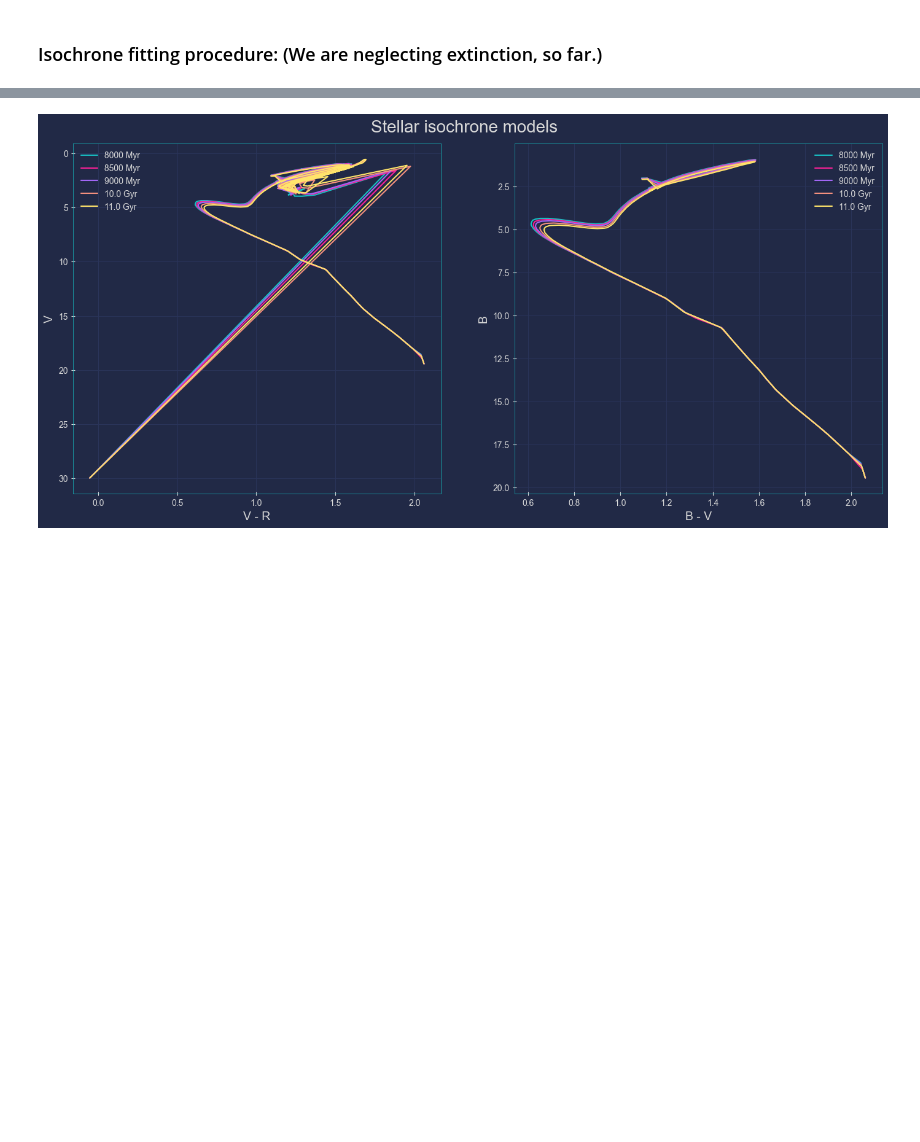
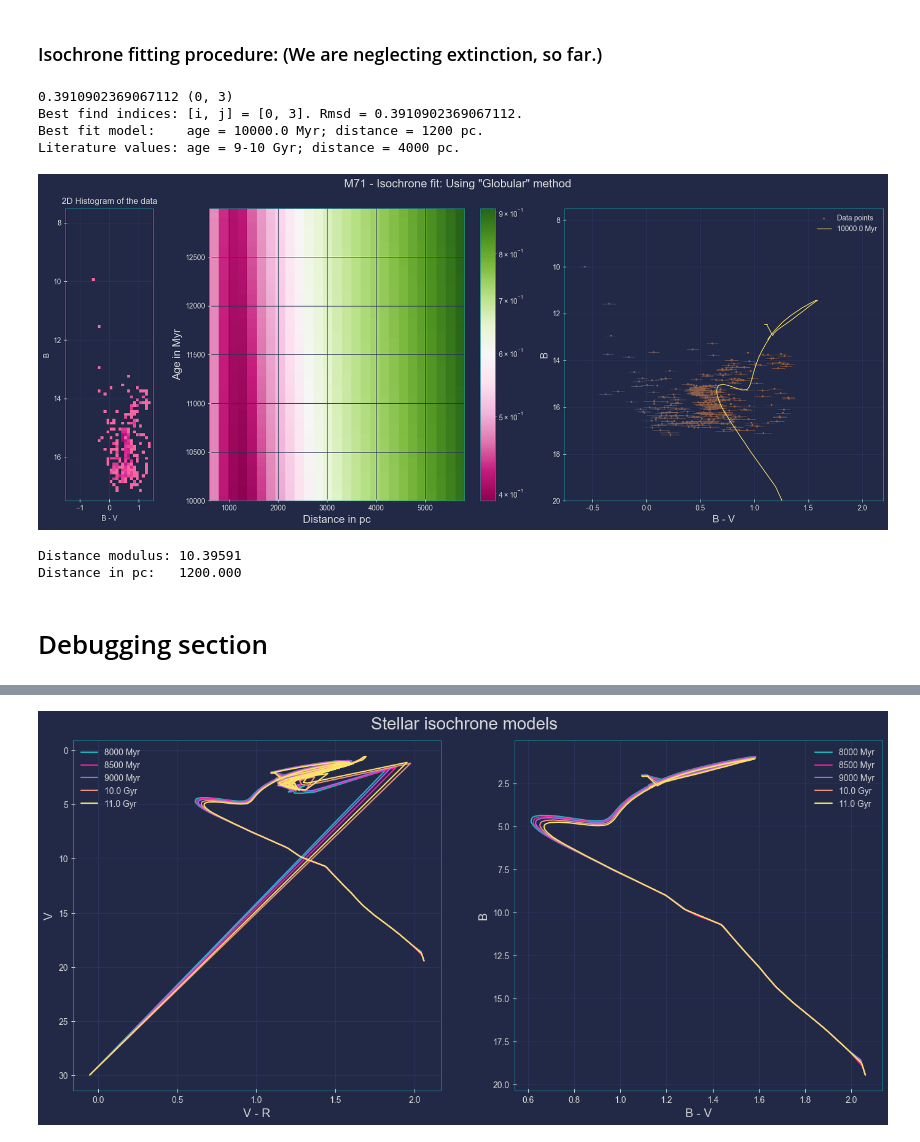
Before and after one commit to kaiuki2000/Lab_Astro_2023, a Jupyter notebook: Clean-up/M71/Final_Notebook.ipynb, the cells around one changed output, grey strips where cells are left out. Saved outputs shown, nothing was run; the diff lists cells and outputs as text; code cells hidden in the pictures; blank space fills up the shorter version.

Commit message:
Updates to notebook and helper_functions.py

```diff
--- a/Clean-up/M71/Final_Notebook.ipynb
+++ b/Clean-up/M71/Final_Notebook.ipynb
@@ -195,6 +195,24 @@ GenerateHR(restricted_b, restricted_g, match_dist = 1.0, silent = True, \
 [figure]
 # %% [markdown]
 ### Isochrone fitting procedure: (We are neglecting extinction, so far.)
+# %%
+from helper_functions import isochrone_fitter
+
+data_x, data_y = [x[0] for x in Selected_Stars], [y[1] for y in Selected_Stars]
+isochrone_fitter("./parsec_6Gyr_13Gyr_step50Myr.dat", \
+                   data_x, data_y, BV_Err, B_Err, silent = True, object = 'M71', mags = ('B', 'V'),  \
+                   dists = (600, 6000, 200), N = 150, mag_lims = (20, 7.5), globular_method = True, \
+                   old_flag = True)
+# %% [output]
+0.3910902369067112 (0, 3)
+Best find indices: [i, j] = [0, 3]. Rmsd = 0.3910902369067112.
+Best fit model:    age = 10000.0 Myr; distance = 1200 pc.
+Literature values: age = 9-10 Gyr; distance = 4000 pc.
+[figure, added]
+Distance modulus: 10.39591
+Distance in pc:   1200.000
+# %% [markdown]
+# Debugging section
 # %%
 # Need to go and generate the isochrones again. This time, for older stellar clusters.
 # (Since we're working with a globular cluster.)
```
Also changed, not shown: parts of 1 cell of this notebook, 1 other file.
